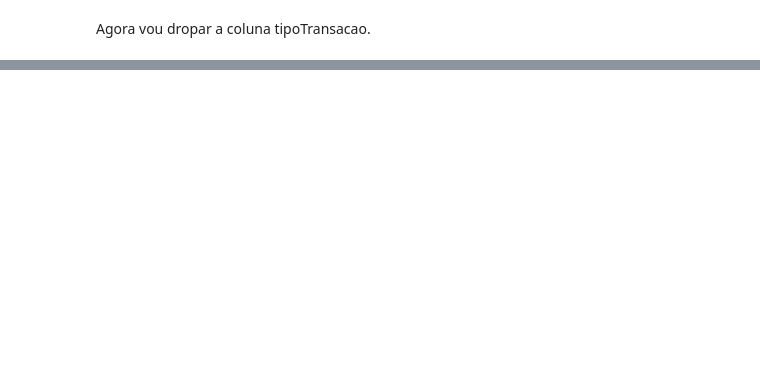
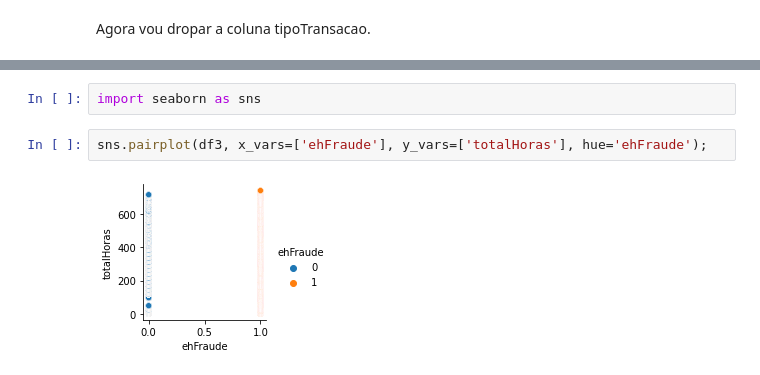
Before and after one commit to casjunior93/Tera---Desafio-de-classificacao, a Jupyter notebook: TERA_Desafio_de_Classificação.ipynb, the cells around one changed output, grey strips where cells are left out. Saved outputs shown, nothing was run; the diff lists cells and outputs as text; blank space fills up the shorter version.

```diff
--- a/TERA_Desafio_de_Classificação.ipynb
+++ b/TERA_Desafio_de_Classificação.ipynb
@@ -159,0 +177,6 @@ Agora preciso tratar as features textuais.
+# %%
+import seaborn as sns
+# %%
+sns.pairplot(df3, x_vars=['ehFraude'], y_vars=['totalHoras'], hue='ehFraude');
+# %% [output]
+[figure, added]
```
Also changed, not shown: parts of 22 cells of this notebook.
